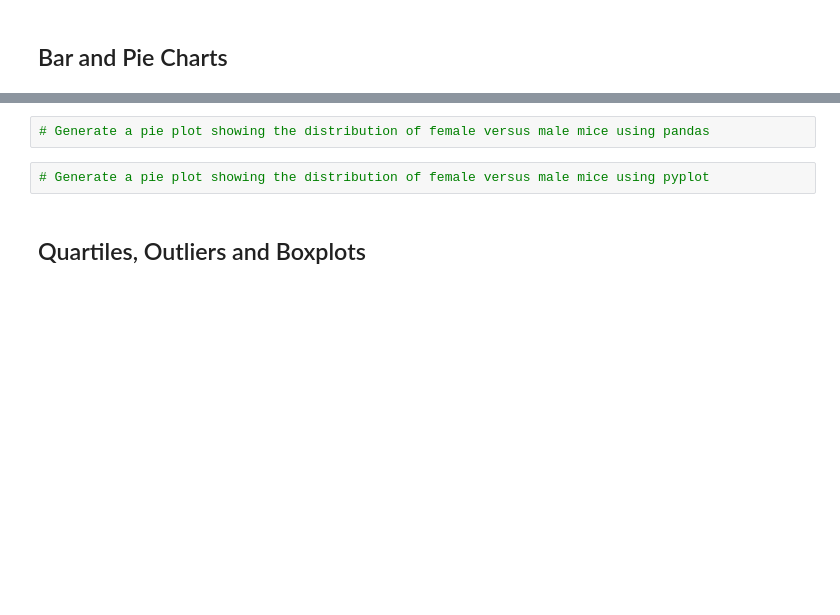
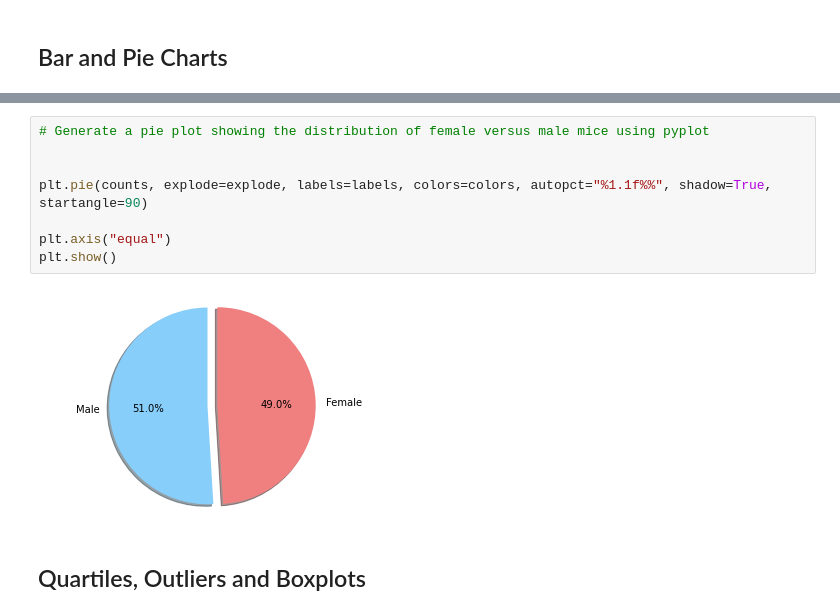
Before and after one commit to pammeyer80/matplotlib-challenge, a Jupyter notebook: Pymaceuticals/pymaceuticals_starter.ipynb, the cells around one changed output, grey strips where cells are left out. Cells and saved outputs as stored; diff of their text form; blank space fills up the shorter version.

```diff
--- a/Pymaceuticals/pymaceuticals_starter.ipynb
+++ b/Pymaceuticals/pymaceuticals_starter.ipynb
@@ -138,7 +171,13 @@ summary_df
 # %%
-# Generate a pie plot showing the distribution of female versus male mice using pandas
+# Generate a pie plot showing the distribution of female versus male mice using pyplot
+
+
+plt.pie(counts, explode=explode, labels=labels, colors=colors, autopct="%1.1f%%", shadow=True, startangle=90)
+
+plt.axis("equal")
+plt.show()
+# %% [output]
+[figure, added]
-# %%
-# Generate a pie plot showing the distribution of female versus male mice using pyplot
 # %% [markdown]
 ## Quartiles, Outliers and Boxplots
 # %%
```
Also changed, not shown: parts of 4 cells of this notebook.
